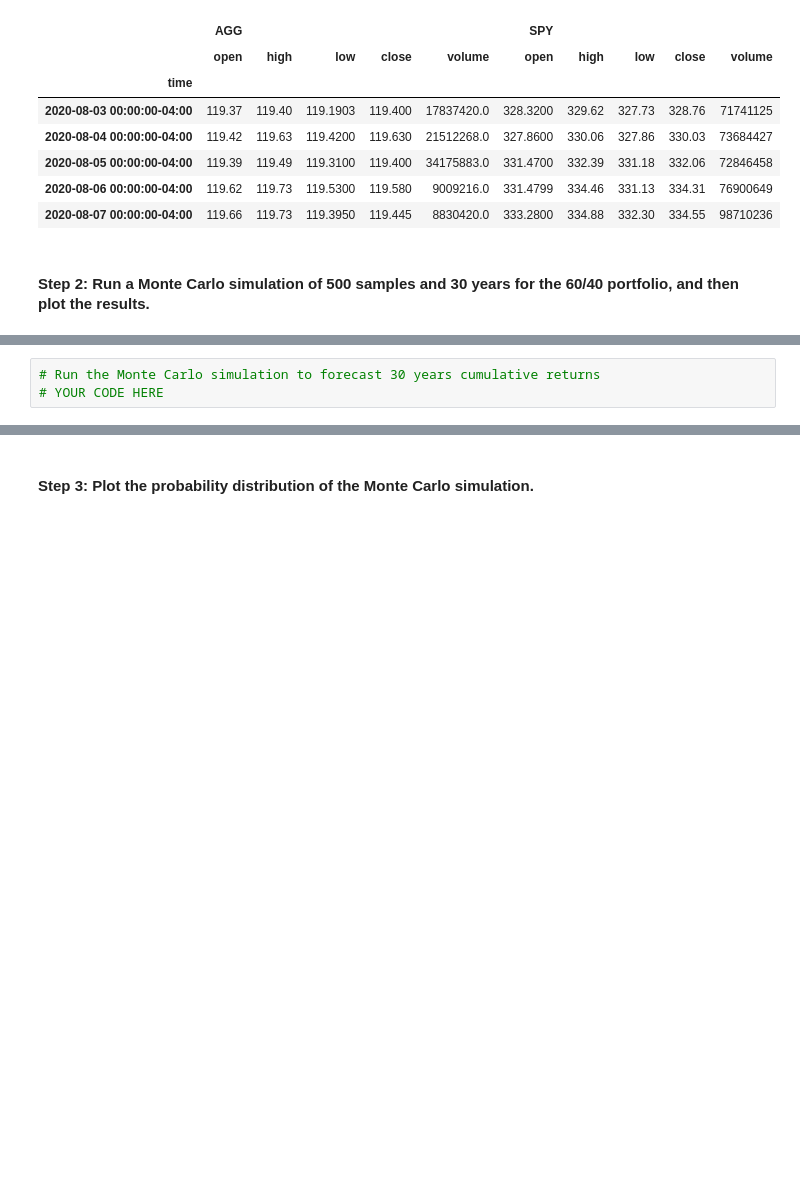
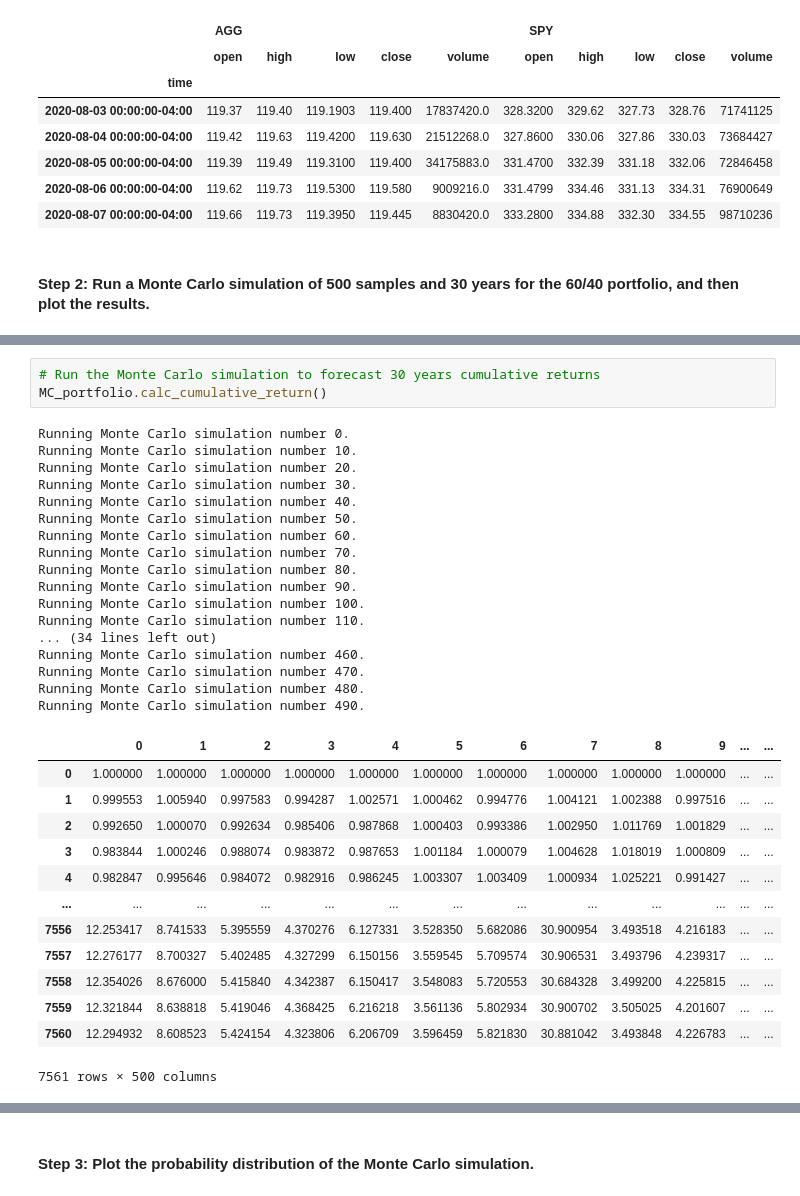
Before and after one commit to AquibaB/Financial-planning-tools, a Jupyter notebook: financial_planning_tools.ipynb, the cells around one changed output, grey strips where cells are left out. Cells and saved outputs as stored; diff of their text form; blank space fills up the shorter version.

```diff
--- a/financial_planning_tools.ipynb
+++ b/financial_planning_tools.ipynb
@@ -475,6 +489,37 @@ display(portfolio_mc.tail())
 # %%
 # Run the Monte Carlo simulation to forecast 30 years cumulative returns
-# YOUR CODE HERE
+MC_portfolio.calc_cumulative_return()
+# %% [output]
+Running Monte Carlo simulation number 0.
+Running Monte Carlo simulation number 10.
+Running Monte Carlo simulation number 20.
+Running Monte Carlo simulation number 30.
+Running Monte Carlo simulation number 40.
+Running Monte Carlo simulation number 50.
+Running Monte Carlo simulation number 60.
+Running Monte Carlo simulation number 70.
+Running Monte Carlo simulation number 80.
+Running Monte Carlo simulation number 90.
+Running Monte Carlo simulation number 100.
+Running Monte Carlo simulation number 110.
+... (34 lines left out)
+Running Monte Carlo simulation number 460.
+Running Monte Carlo simulation number 470.
+Running Monte Carlo simulation number 480.
+Running Monte Carlo simulation number 490.
+|  | 0 | 1 | 2 | 3 | 4 | 5 | 6 | 7 | 8 | 9 | ... | ... |
+| 0 | 1.000000 | 1.000000 | 1.000000 | 1.000000 | 1.000000 | 1.000000 | 1.000000 | 1.000000 | 1.000000 | 1.000000 | ... | ... |
+| 1 | 0.999553 | 1.005940 | 0.997583 | 0.994287 | 1.002571 | 1.000462 | 0.994776 | 1.004121 | 1.002388 | 0.997516 | ... | ... |
+| 2 | 0.992650 | 1.000070 | 0.992634 | 0.985406 | 0.987868 | 1.000403 | 0.993386 | 1.002950 | 1.011769 | 1.001829 | ... | ... |
+| 3 | 0.983844 | 1.000246 | 0.988074 | 0.983872 | 0.987653 | 1.001184 | 1.000079 | 1.004628 | 1.018019 | 1.000809 | ... | ... |
+| 4 | 0.982847 | 0.995646 | 0.984072 | 0.982916 | 0.986245 | 1.003307 | 1.003409 | 1.000934 | 1.025221 | 0.991427 | ... | ... |
+| ... | ... | ... | ... | ... | ... | ... | ... | ... | ... | ... | ... | ... |
+| 7556 | 12.253417 | 8.741533 | 5.395559 | 4.370276 | 6.127331 | 3.528350 | 5.682086 | 30.900954 | 3.493518 | 4.216183 | ... | ... |
+| 7557 | 12.276177 | 8.700327 | 5.402485 | 4.327299 | 6.150156 | 3.559545 | 5.709574 | 30.906531 | 3.493796 | 4.239317 | ... | ... |
+| 7558 | 12.354026 | 8.676000 | 5.415840 | 4.342387 | 6.150417 | 3.548083 | 5.720553 | 30.684328 | 3.499200 | 4.225815 | ... | ... |
+| 7559 | 12.321844 | 8.638818 | 5.419046 | 4.368425 | 6.216218 | 3.561136 | 5.802934 | 30.900702 | 3.505025 | 4.201607 | ... | ... |
+| 7560 | 12.294932 | 8.608523 | 5.424154 | 4.323806 | 6.206709 | 3.596459 | 5.821830 | 30.881042 | 3.493848 | 4.226783 | ... | ... |
+7561 rows × 500 columns
 # %%
 # Visualize the 30-year Monte Carlo simulation by creating an
 # overlay line plot
```
Also changed, not shown: parts of 4 cells of this notebook.
